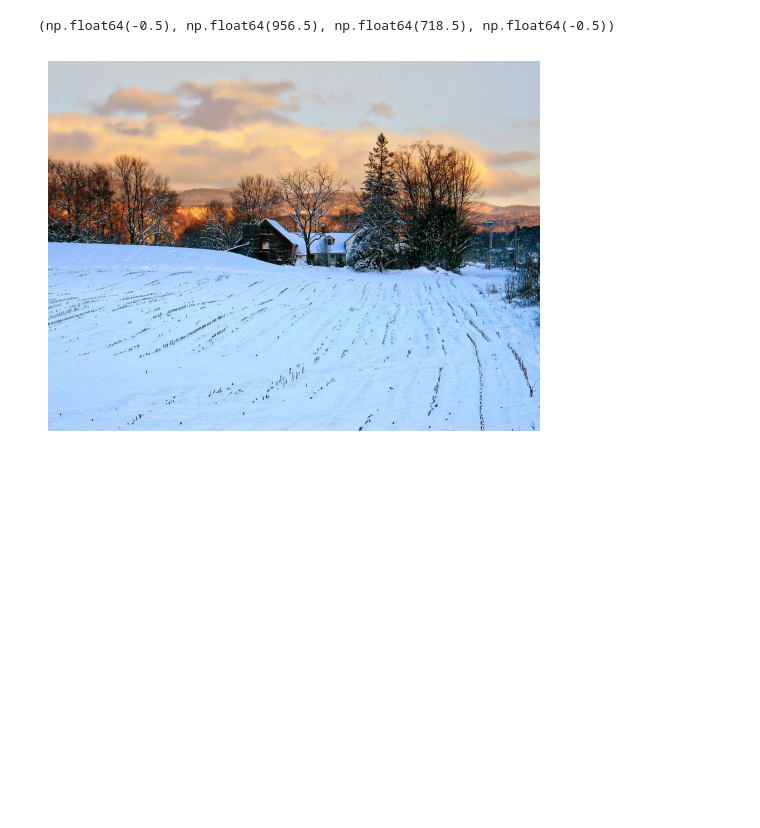
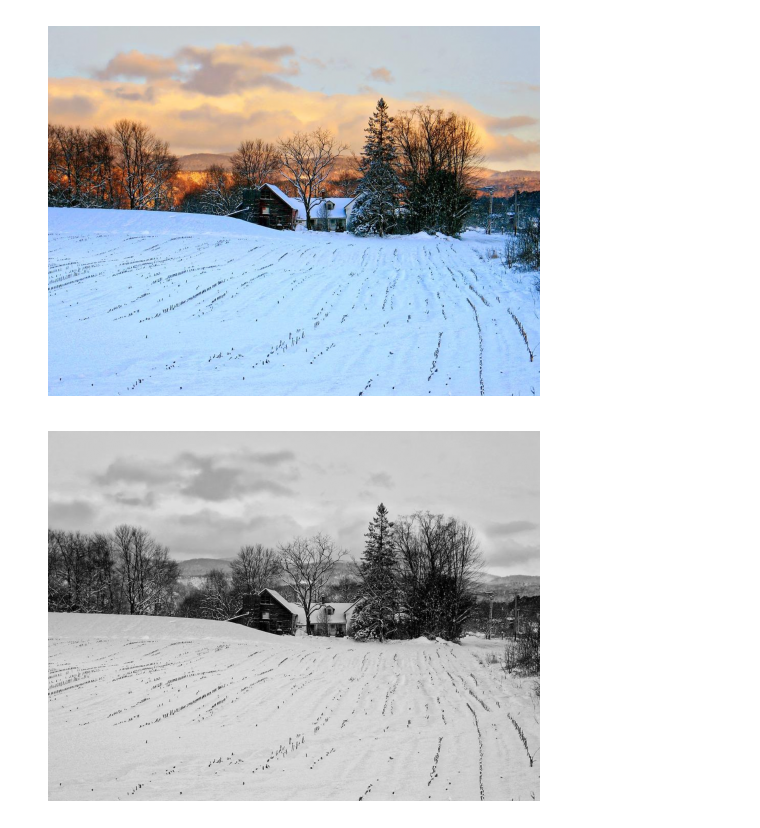
Before and after one commit to bdsh-14/unr-ee681-image-analysis, a Jupyter notebook: HW1/assignment1.ipynb, the cells around one changed output. Drawn from its saved outputs; the diff is of its cells as text; code cells hidden in the pictures; blank space fills up the shorter version.

Commit message:
Fighting between graphs now!!

```diff
--- a/HW1/assignment1.ipynb
+++ b/HW1/assignment1.ipynb
@@ -1,13 +1,26 @@
 # %%
-from pathlib import Path
+# 1(a) Read Winter.png, display in color, display in grayscale
 from PIL import Image
 import numpy as np
 import matplotlib.pyplot as plt
 
-DATA = Path(".")
-rgb = np.asarray(Image.open(DATA /"Winter.png").convert("RGB")) / 255.0
-plt.imshow(rgb)
-plt.axis("off")
+def read_image(rgbImage: Image.Image):
+    rgb = np.asarray(Image.open(rgbImage).convert("RGB"), dtype=np.float64) / 255.0
+    return rgb
+
+def rgb_to_gray(rgb):
+    return 0.299 * rgb[..., 0] + 0.587 * rgb[..., 1] + 0.114 * rgb[..., 2]
+
+def display_rgb_image(rgb):
+    plt.imshow(rgb); plt.axis("off"); plt.show()
+
+def display_gray_image(gray):
+    plt.imshow(gray, cmap="gray", vmin=0, vmax=1); plt.axis("off"); plt.show()
+
+winterRgb = read_image("Winter.png")
+winterGray = rgb_to_gray(winterRgb)
+display_rgb_image(winterRgb)
+display_gray_image(winterGray)
 # %% [output]
-(np.float64(-0.5), np.float64(956.5), np.float64(718.5), np.float64(-0.5))
 [figure]
+[figure, added]
```
Also changed, not shown: parts of 12 cells of this notebook, 1 other file.
